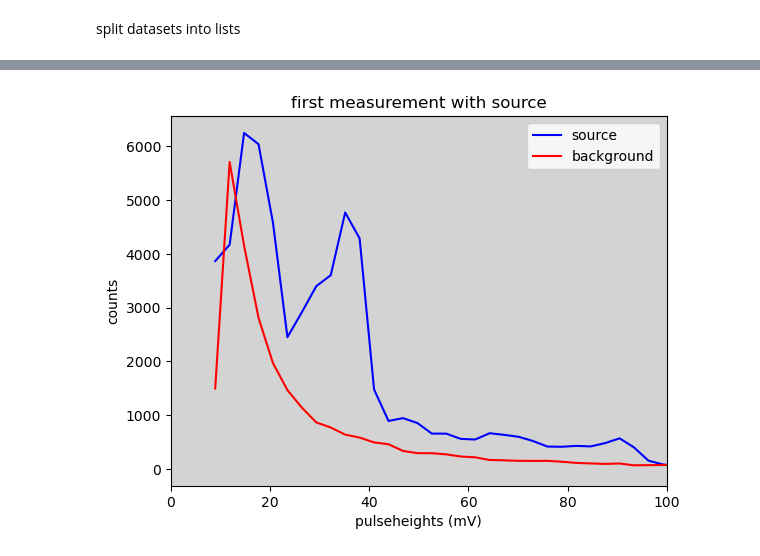
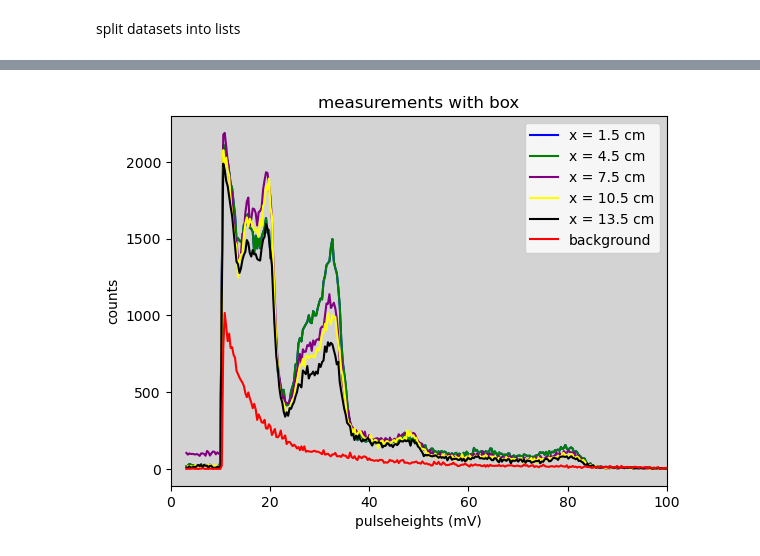
Before and after one commit to jrc-rodriguez/particle_physics, a Jupyter notebook: particle_physics.ipynb, the cells around one changed output, grey strips where cells are left out. Drawn from its saved outputs; the diff is of its cells as text; code cells hidden in the pictures.

```diff
--- a/particle_physics.ipynb
+++ b/particle_physics.ipynb
@@ -47,2 +51,32 @@ counts_total_no_source = add_counts(counts_no_source_A, counts_no_source_B)
+# %%
+pulseheights_x1 = data_x1["pulseheight"]
+counts_A_x1 = data_x1["counts_ch_A"]
+counts_B_x1 = data_x1["counts_ch_B"]
+counts_total_x1 = add_counts(counts_A_x1, counts_B_x1)
+
+pulseheights_x2 = data_x2["pulseheight"]
+counts_A_x2 = data_x2["counts_ch_A"]
+counts_B_x2 = data_x2["counts_ch_B"]
+counts_total_x2 = add_counts(counts_A_x1, counts_B_x1)
+
+pulseheights_x3 = data_x3["pulseheight"]
+counts_A_x3 = data_x3["counts_ch_A"]
+counts_B_x3 = data_x3["counts_ch_B"]
+counts_total_x3 = add_counts(counts_A_x3, counts_B_x3)
+
+pulseheights_x4 = data_x4["pulseheight"]
+counts_A_x4 = data_x4["counts_ch_A"]
+counts_B_x4 = data_x4["counts_ch_B"]
+counts_total_x4 = add_counts(counts_A_x4, counts_B_x4)
+
+pulseheights_x5 = data_x5["pulseheight"]
+counts_A_x5 = data_x5["counts_ch_A"]
+counts_B_x5 = data_x5["counts_ch_B"]
+counts_total_x5 = add_counts(counts_A_x5, counts_B_x5)
+
+pulseheights_background = data_background["pulseheight"]
+counts_background_A = data_background["counts_ch_A"]
+counts_background_B = data_background["counts_ch_B"]
+counts_tot_background = add_counts(counts_background_A, counts_background_B)
 # %%
 
@@ -73,13 +103,16 @@ plt.show()
 # %%
-
-plt.plot(pulseheights, counts_total, color = 'blue', label = "source")
-plt.plot(pulseheights_no_source, counts_total_no_source, color = 'red', label = 'background')
+plt.plot(pulseheights_x1, counts_total_x1, color = 'blue', label = "x = 1.5 cm")
+plt.plot(pulseheights_x2, counts_total_x2, color = 'green', label = "x = 4.5 cm")
+plt.plot(pulseheights_x3, counts_total_x3, color = 'purple', label = "x = 7.5 cm")
+plt.plot(pulseheights_x4, counts_total_x4, color = 'yellow', label = "x = 10.5 cm")
+plt.plot(pulseheights_x5, counts_total_x5, color = 'black', label = "x = 13.5 cm")
+plt.plot(pulseheights_background, counts_tot_background, color = 'red', label = 'background')
 plt.gca().set_facecolor('lightgrey')
-plt.title("first measurement with source")
+plt.title("measurements with box")
 plt.legend(loc = 'upper right')
 plt.xlim(0, 100)
 plt.ylabel("counts")
 plt.xlabel("pulseheights (mV)")
 plt.show()
 # %% [output]
-[figure, old version]
+[figure, new version]
```
Also changed, not shown: parts of 11 cells of this notebook, 11 other files.
